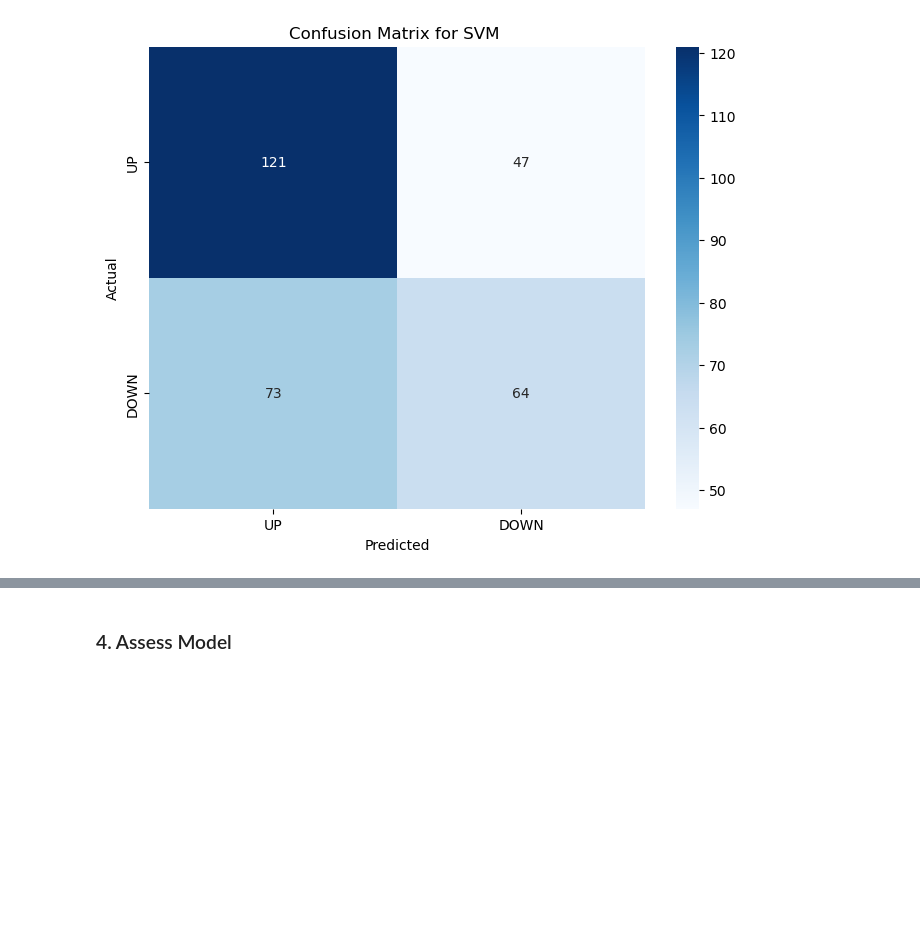
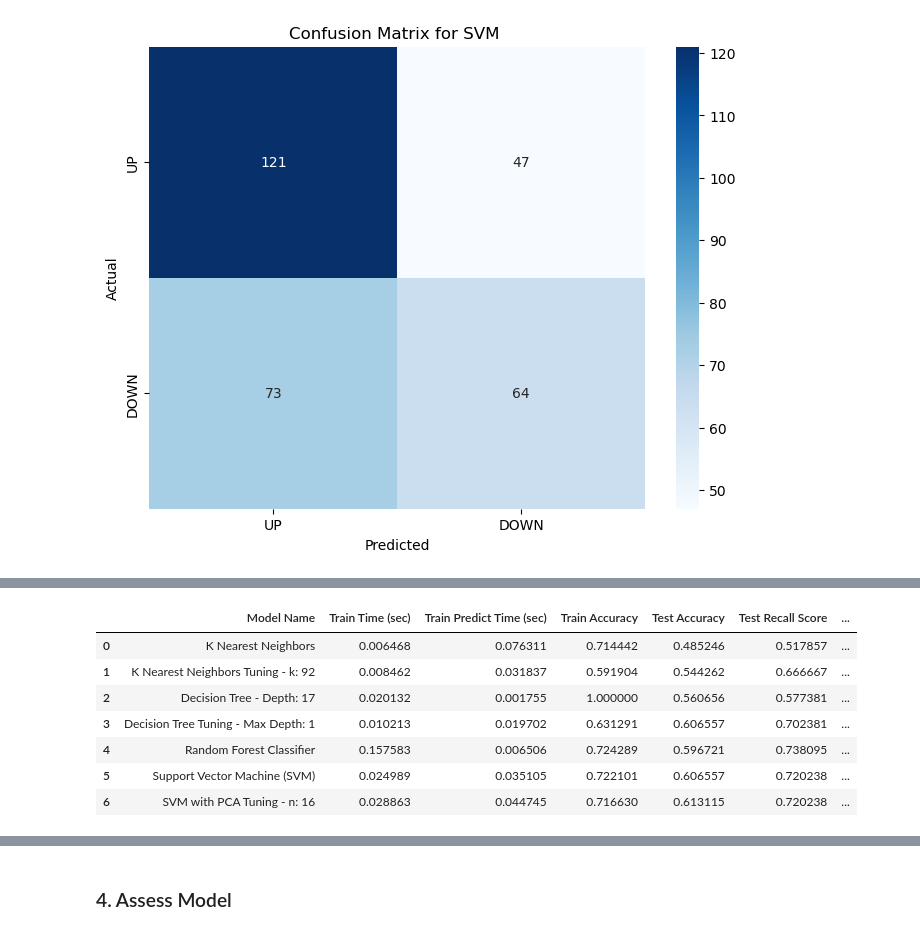
Before and after one commit to im360wayne/AI-ML-StockMarketPredictions, a Jupyter notebook: StockMarketPredictions.ipynb, the cells around one changed output, grey strips where cells are left out. Drawn from its saved outputs; the diff is of its cells as text; code cells hidden in the pictures; blank space fills up the shorter version.

```diff
--- a/StockMarketPredictions.ipynb
+++ b/StockMarketPredictions.ipynb
@@ -1295,0 +1344,35 @@ plot_confusion_matrix('Confusion Matrix for SVM', y_test, test_preds)
+# %%
+# SVM w PCA
+
+
+start = time.time()
+svm_pipe_search.best_estimator_.fit(X_train, y_train)
+train_secs = time.time()-start
+
+start = time.time()
+train_preds = svm_pipe_search.best_estimator_.predict(X_train)
+predict_secs = time.time()-start
+test_preds = svm_pipe_search.best_estimator_.predict(X_test)
+
+
+modeling_cross_validation.loc[len(modeling_cross_validation)] = [
+    "SVM with PCA Tuning - n: " + str(svm_pipe_search.best_params_['pca__n_components']) ,
+    train_secs,
+    predict_secs,
+    accuracy_score(train_preds, y_train),
+    accuracy_score (test_preds, y_test),
+    metrics.recall_score(y_test, test_preds, pos_label='UP'),
+    metrics.precision_score(y_test, test_preds, pos_label='UP'),
+    metrics.f1_score(y_test, test_preds, pos_label='UP')
+   ]
+
+modeling_cross_validation
+# %% [output]
+|  | Model Name | Train Time (sec) | Train Predict Time (sec) | Train Accuracy | Test Accuracy | Test Recall Score | ... |
+| 0 | K Nearest Neighbors | 0.006468 | 0.076311 | 0.714442 | 0.485246 | 0.517857 | ... |
+| 1 | K Nearest Neighbors Tuning - k: 92 | 0.008462 | 0.031837 | 0.591904 | 0.544262 | 0.666667 | ... |
+| 2 | Decision Tree - Depth: 17 | 0.020132 | 0.001755 | 1.000000 | 0.560656 | 0.577381 | ... |
+| 3 | Decision Tree Tuning - Max Depth: 1 | 0.010213 | 0.019702 | 0.631291 | 0.606557 | 0.702381 | ... |
+| 4 | Random Forest Classifier | 0.157583 | 0.006506 | 0.724289 | 0.596721 | 0.738095 | ... |
+| 5 | Support Vector Machine (SVM) | 0.024989 | 0.035105 | 0.722101 | 0.606557 | 0.720238 | ... |
+| 6 | SVM with PCA Tuning - n: 16 | 0.028863 | 0.044745 | 0.716630 | 0.613115 | 0.720238 | ... |
```
Also changed, not shown: parts of 19 cells of this notebook.
